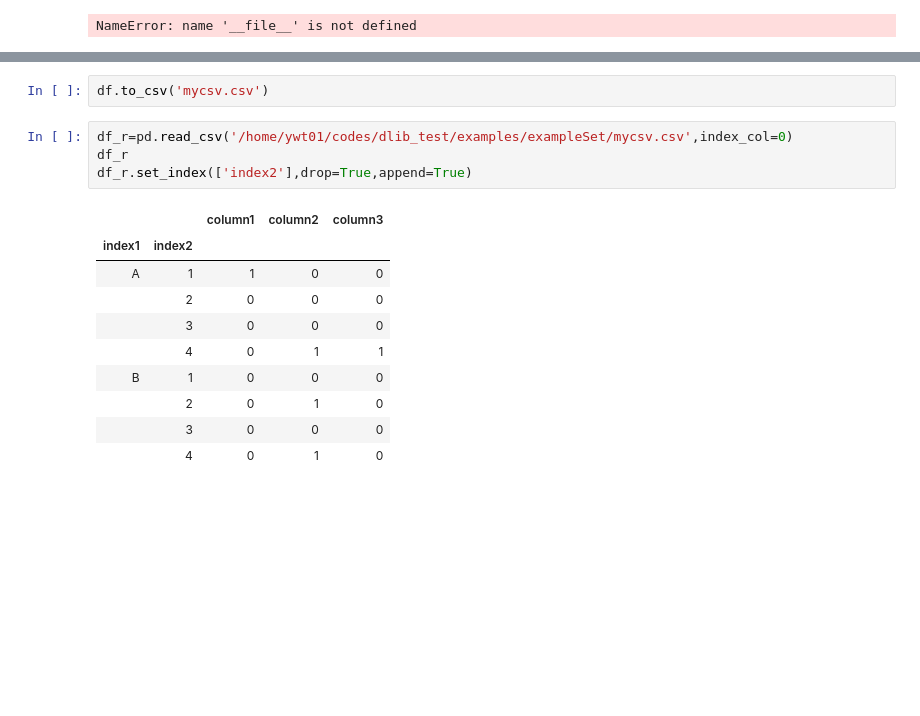
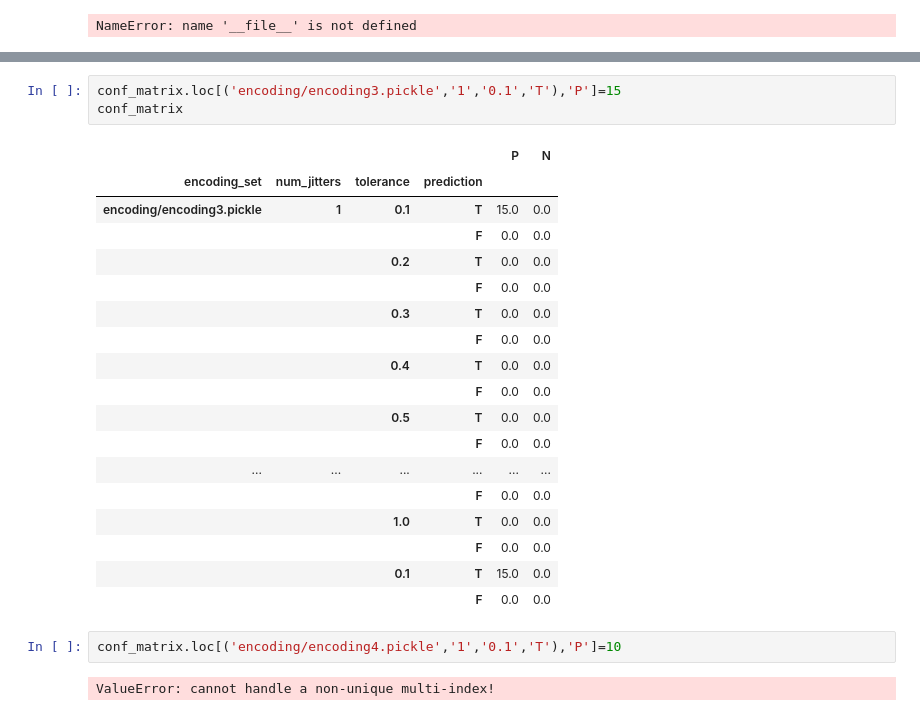
Before and after one commit to SixtantAIEN06/dlib, a Jupyter notebook: examples/exampleSet/test.ipynb, the cells around one changed output, grey strips where cells are left out. Drawn from its saved outputs; the diff is of its cells as text; blank space fills up the shorter version.

```diff
--- a/examples/exampleSet/test.ipynb
+++ b/examples/exampleSet/test.ipynb
@@ -101,17 +59,26 @@ df
-# %%
-df.to_csv('mycsv.csv')
-# %%
-df_r=pd.read_csv('/home/ywt01/codes/dlib_test/examples/exampleSet/mycsv.csv',index_col=0)
-df_r
-df_r.set_index(['index2'],drop=True,append=True)
-# %% [output]
-|  |  | column1 | column2 | column3 |
-| index1 | index2 |  |  |  |
-| A | 1 | 1 | 0 | 0 |
-|  | 2 | 0 | 0 | 0 |
-|  | 3 | 0 | 0 | 0 |
-|  | 4 | 0 | 1 | 1 |
-| B | 1 | 0 | 0 | 0 |
-|  | 2 | 0 | 1 | 0 |
-|  | 3 | 0 | 0 | 0 |
-|  | 4 | 0 | 1 | 0 |
+# %%
+conf_matrix.loc[('encoding/encoding3.pickle','1','0.1','T'),'P']=15
+conf_matrix
+# %% [output]
+|  |  |  |  | P | N |
+| encoding_set | num_jitters | tolerance | prediction |  |  |
+| encoding/encoding3.pickle | 1 | 0.1 | T | 15.0 | 0.0 |
+|  |  |  | F | 0.0 | 0.0 |
+|  |  | 0.2 | T | 0.0 | 0.0 |
+|  |  |  | F | 0.0 | 0.0 |
+|  |  | 0.3 | T | 0.0 | 0.0 |
+|  |  |  | F | 0.0 | 0.0 |
+|  |  | 0.4 | T | 0.0 | 0.0 |
+|  |  |  | F | 0.0 | 0.0 |
+|  |  | 0.5 | T | 0.0 | 0.0 |
+|  |  |  | F | 0.0 | 0.0 |
+| ... | ... | ... | ... | ... | ... |
+|  |  |  | F | 0.0 | 0.0 |
+|  |  | 1.0 | T | 0.0 | 0.0 |
+|  |  |  | F | 0.0 | 0.0 |
+|  |  | 0.1 | T | 15.0 | 0.0 |
+|  |  |  | F | 0.0 | 0.0 |
+# %%
+conf_matrix.loc[('encoding/encoding4.pickle','1','0.1','T'),'P']=10
+# %% [output]
+ValueError: cannot handle a non-unique multi-index!
```
Also changed, not shown: parts of 13 cells of this notebook, 44 other files.
